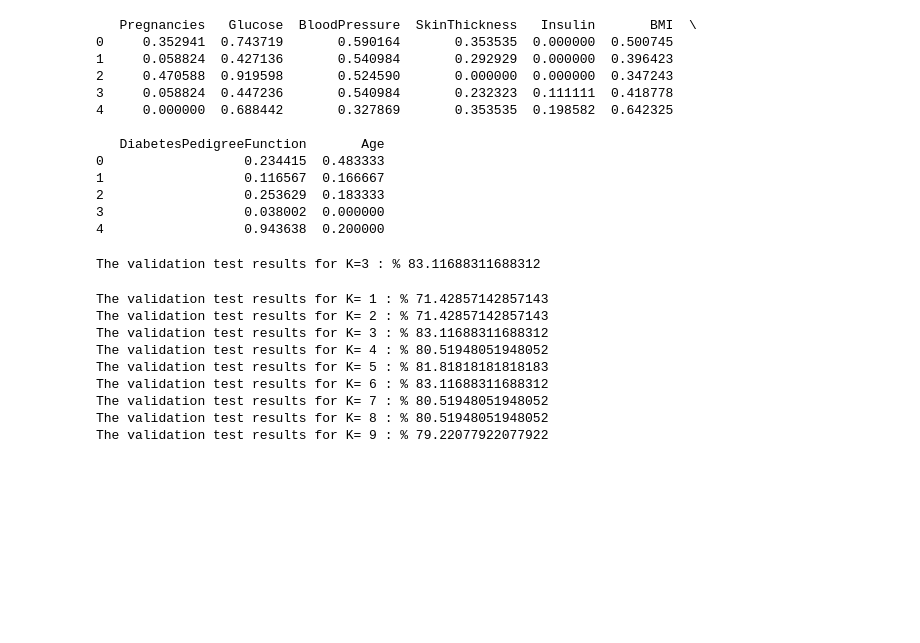
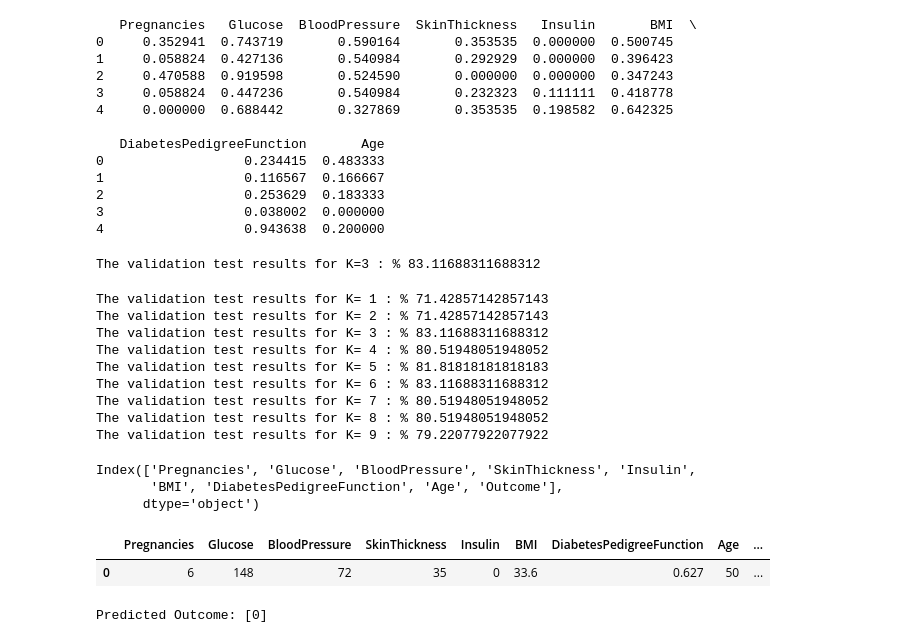
Before and after one commit to OnurKula/K-Nearest-Neighbours-Model, a Jupyter notebook: KNN.ipynb, the cells around one changed output. Cells and saved outputs as stored; diff of their text form; code cells hidden in the pictures; blank space fills up the shorter version.

```diff
--- a/KNN.ipynb
+++ b/KNN.ipynb
@@ -117,3 +117,22 @@ The validation test results for K= 6 : % 83.11688311688312
 The validation test results for K= 7 : % 80.51948051948052
 The validation test results for K= 8 : % 80.51948051948052
 The validation test results for K= 9 : % 79.22077922077922
+# %%
+df.columns
+# %% [output]
+Index(['Pregnancies', 'Glucose', 'BloodPressure', 'SkinThickness', 'Insulin',
+       'BMI', 'DiabetesPedigreeFunction', 'Age', 'Outcome'],
+      dtype='object')
+# %%
+df.head(1)
+# %% [output]
+|  | Pregnancies | Glucose | BloodPressure | SkinThickness | Insulin | BMI | DiabetesPedigreeFunction | Age | ... |
+| 0 | 6 | 148 | 72 | 35 | 0 | 33.6 | 0.627 | 50 | ... |
+# %%
+# let's predict
+new_data = [1,85,66,29,0,25,0.35,30]
+new_data = (new_data - np.min(x2)) / (np.max(x2) - np.min(x2))
+predicted_outcome = KNN.predict([new_data])
+print("Predicted Outcome:", predicted_outcome)
+# %% [output]
+Predicted Outcome: [0]
```
